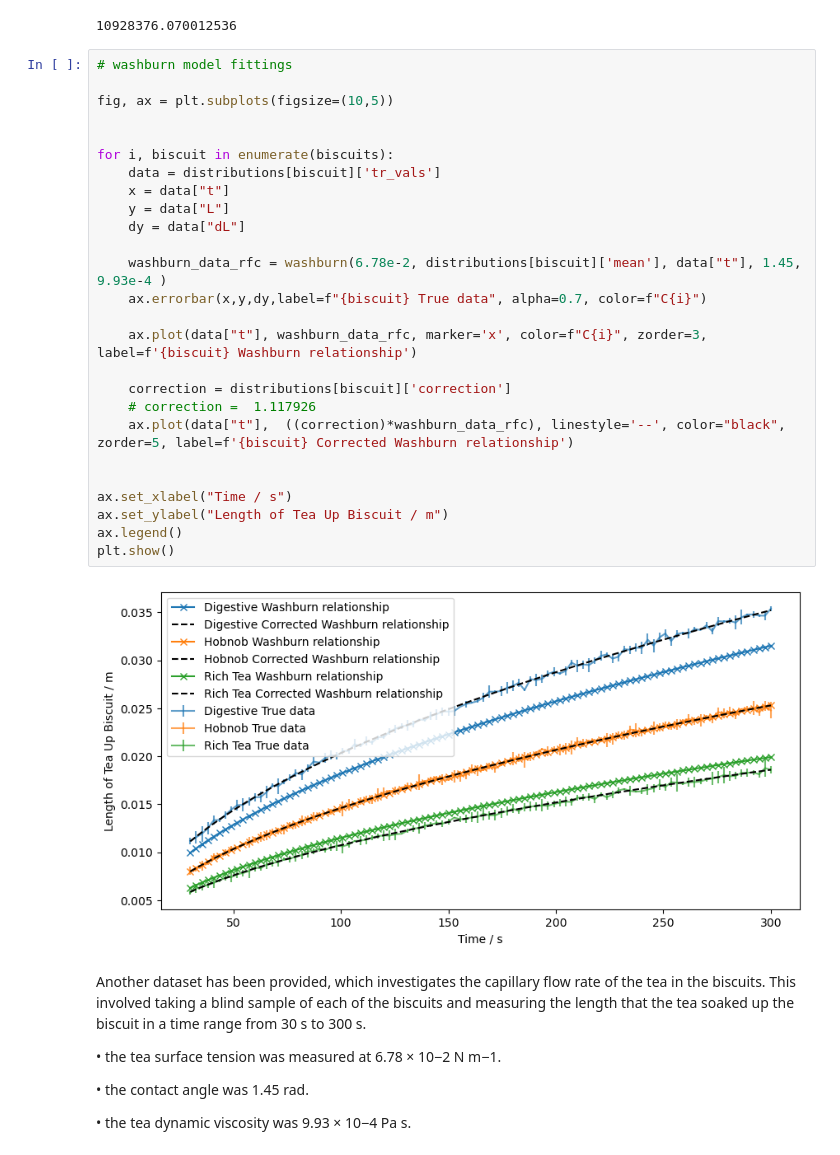
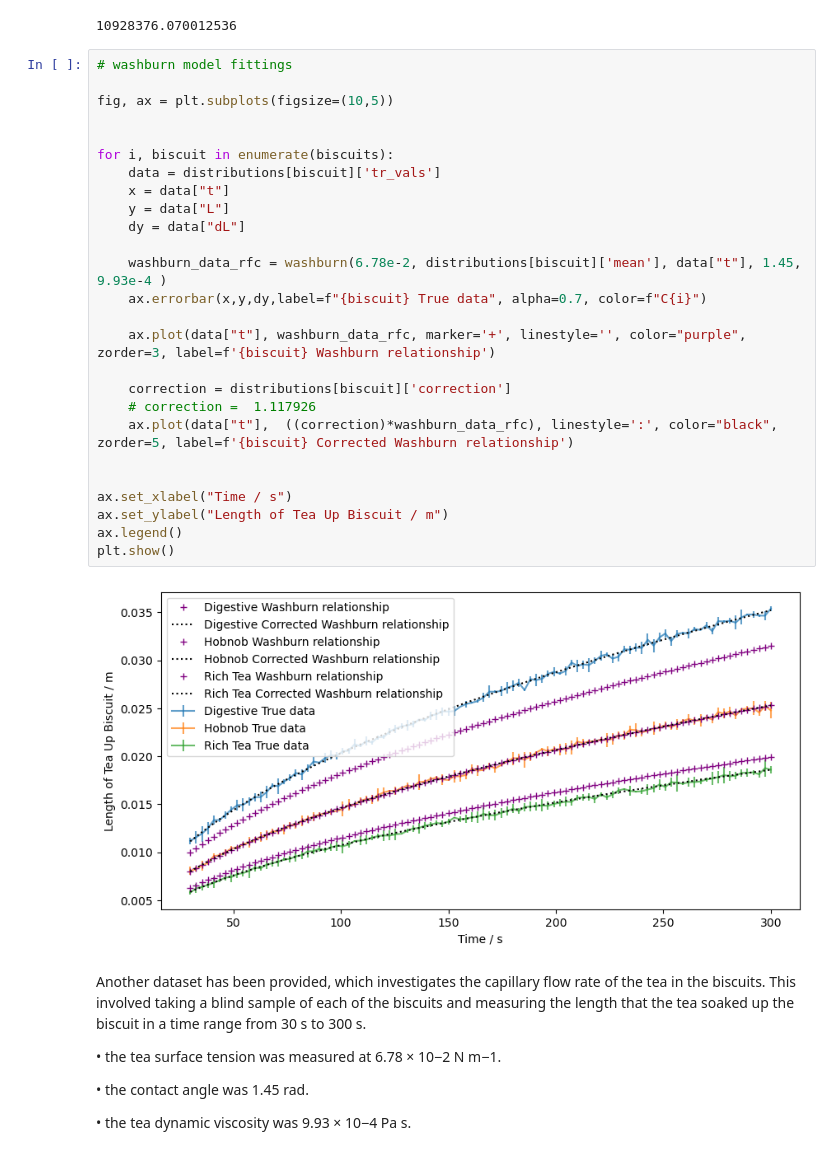
Before and after one commit to M4ffff/ML_biscuit_analysis, a Jupyter notebook: initial.ipynb, the cells around one changed output. Drawn from its saved outputs; the diff is of its cells as text.

```diff
--- a/initial.ipynb
+++ b/initial.ipynb
@@ -1677,31 +1679,31 @@ log_B
 # %%
 # washburn model fittings
 
 fig, ax = plt.subplots(figsize=(10,5))
 
 
 for i, biscuit in enumerate(biscuits):
     data = distributions[biscuit]['tr_vals']
     x = data["t"]
     y = data["L"]
     dy = data["dL"]
 
     washburn_data_rfc = washburn(6.78e-2, distributions[biscuit]['mean'], data["t"], 1.45, 9.93e-4 )
     ax.errorbar(x,y,dy,label=f"{biscuit} True data", alpha=0.7, color=f"C{i}")
 
-    ax.plot(data["t"], washburn_data_rfc, marker='x', color=f"C{i}", zorder=3, label=f'{biscuit} Washburn relationship')
+    ax.plot(data["t"], washburn_data_rfc, marker='+', linestyle='', color="purple", zorder=3, label=f'{biscuit} Washburn relationship')
 
     correction = distributions[biscuit]['correction']
     # correction =  1.117926
-    ax.plot(data["t"],  ((correction)*washburn_data_rfc), linestyle='--', color="black", zorder=5, label=f'{biscuit} Corrected Washburn relationship')
+    ax.plot(data["t"],  ((correction)*washburn_data_rfc), linestyle=':', color="black", zorder=5, label=f'{biscuit} Corrected Washburn relationship')
 
 
 ax.set_xlabel("Time / s")
 ax.set_ylabel("Length of Tea Up Biscuit / m")
 ax.legend()
 plt.show()
 # %% [output]
-[figure, old version]
+[figure, new version]
 # %% [markdown]
 Another dataset has been provided, which investigates the capillary flow rate of the tea in the
 biscuits. This involved taking a blind sample of each of the biscuits and measuring the length
```
Also changed, not shown: parts of 3 cells of this notebook.
